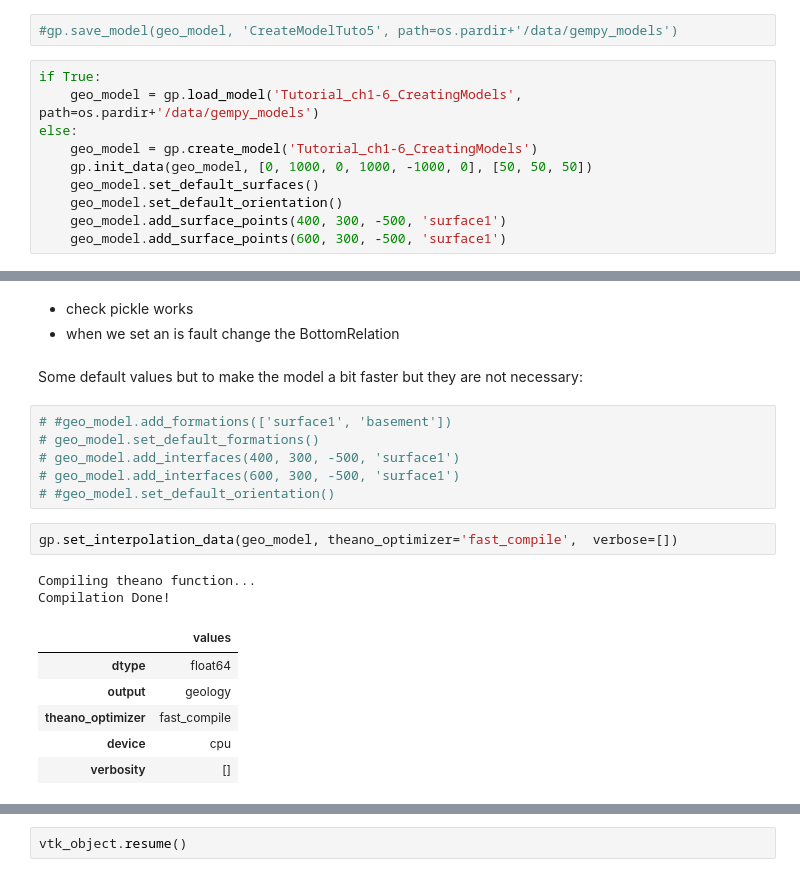
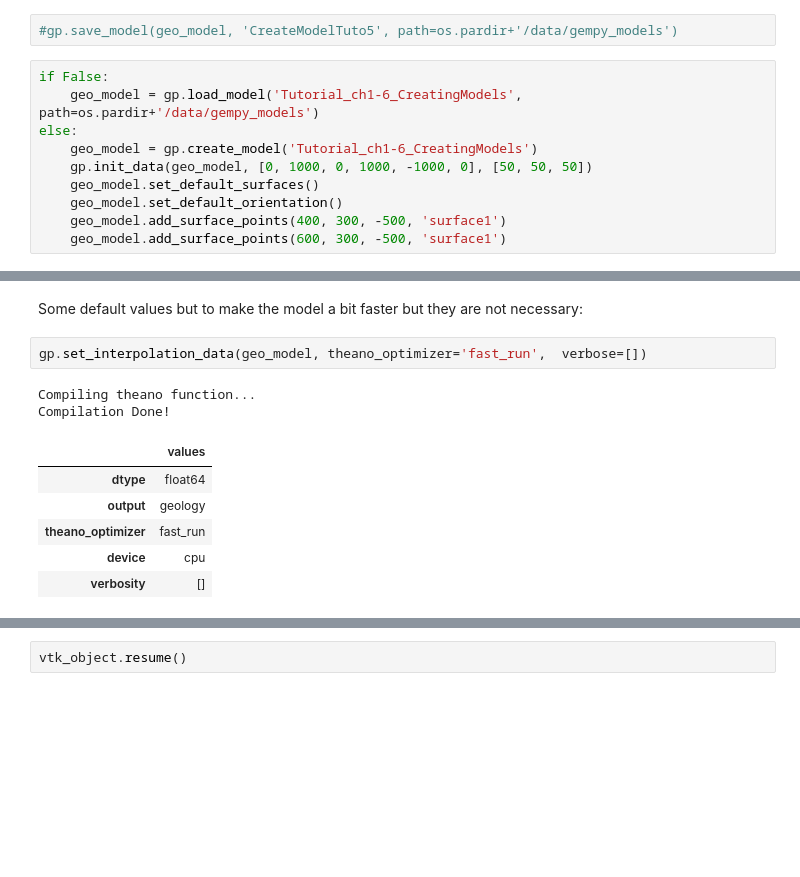
Before and after one commit to gempy-project/gempy, a Jupyter notebook: notebooks/tutorials/ch1-6_CreatingModels.ipynb, the cells around one changed output, grey strips where cells are left out. Drawn from its saved outputs; the diff is of its cells as text; blank space fills up the shorter version.

```diff
--- a/notebooks/tutorials/ch1-6_CreatingModels.ipynb
+++ b/notebooks/tutorials/ch1-6_CreatingModels.ipynb
@@ -25,7 +25,7 @@ import qgrid
 # %%
 #gp.save_model(geo_model, 'CreateModelTuto5', path=os.pardir+'/data/gempy_models')
 # %%
-if True:
+if False:
     geo_model = gp.load_model('Tutorial_ch1-6_CreatingModels', path=os.pardir+'/data/gempy_models')
 else:
     geo_model = gp.create_model('Tutorial_ch1-6_CreatingModels')
@@ -45,23 +37,14 @@ Fault colors changed. If you do not like this behavior, set change_color to Fals
-# %% [markdown]
-- check pickle works
-- when we set an is fault change the BottomRelation
 # %% [markdown]
 Some default values but to make the model a bit faster but they are not necessary:
-# %%
-# #geo_model.add_formations(['surface1', 'basement'])
-# geo_model.set_default_formations()
-# geo_model.add_interfaces(400, 300, -500, 'surface1')
-# geo_model.add_interfaces(600, 300, -500, 'surface1')
-# #geo_model.set_default_orientation()
 # %%
-gp.set_interpolation_data(geo_model, theano_optimizer='fast_compile',  verbose=[])
+gp.set_interpolation_data(geo_model, theano_optimizer='fast_run',  verbose=[])
 # %% [output]
 Compiling theano function...
 Compilation Done!
 |  | values |
 | dtype | float64 |
 | output | geology |
-| theano_optimizer | fast_compile |
+| theano_optimizer | fast_run |
 | device | cpu |
 | verbosity | [] |
 # %%
```
Also changed, not shown: parts of 73 cells of this notebook, 9 other files.
